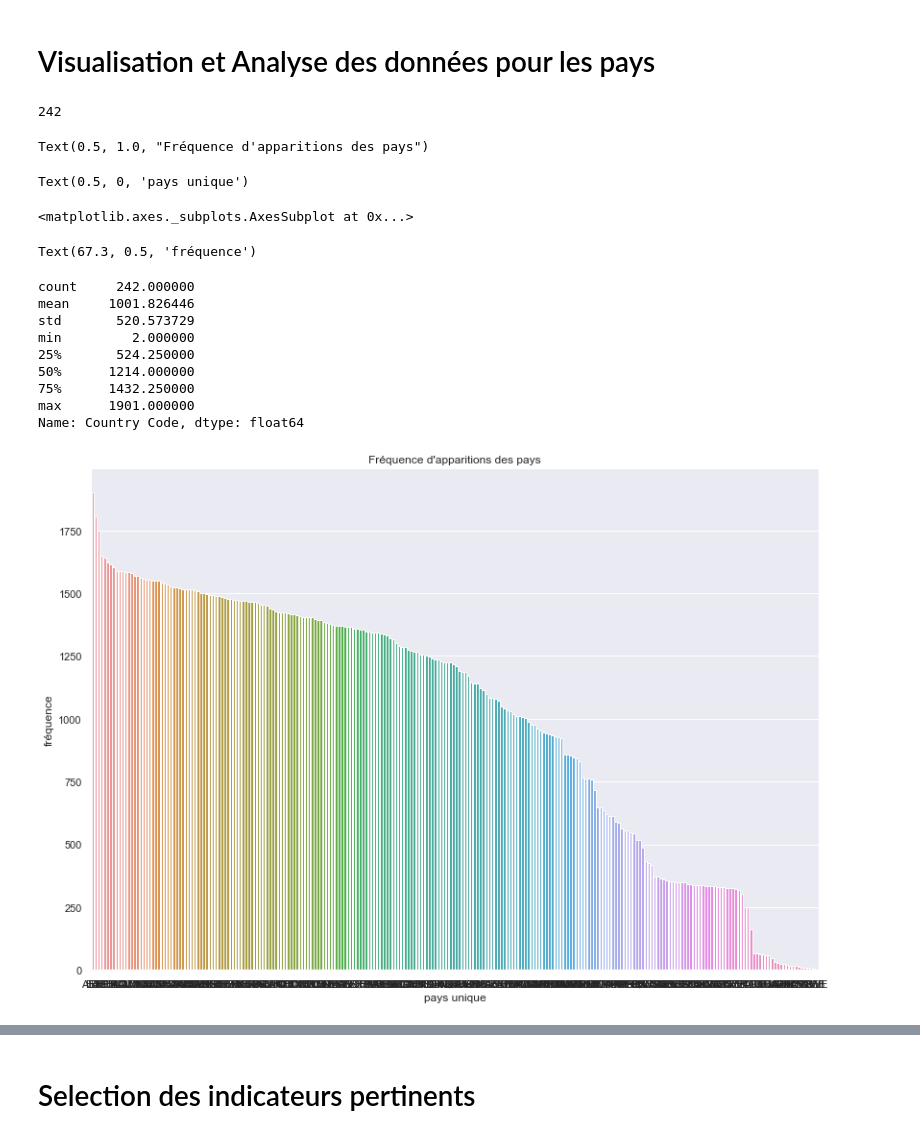
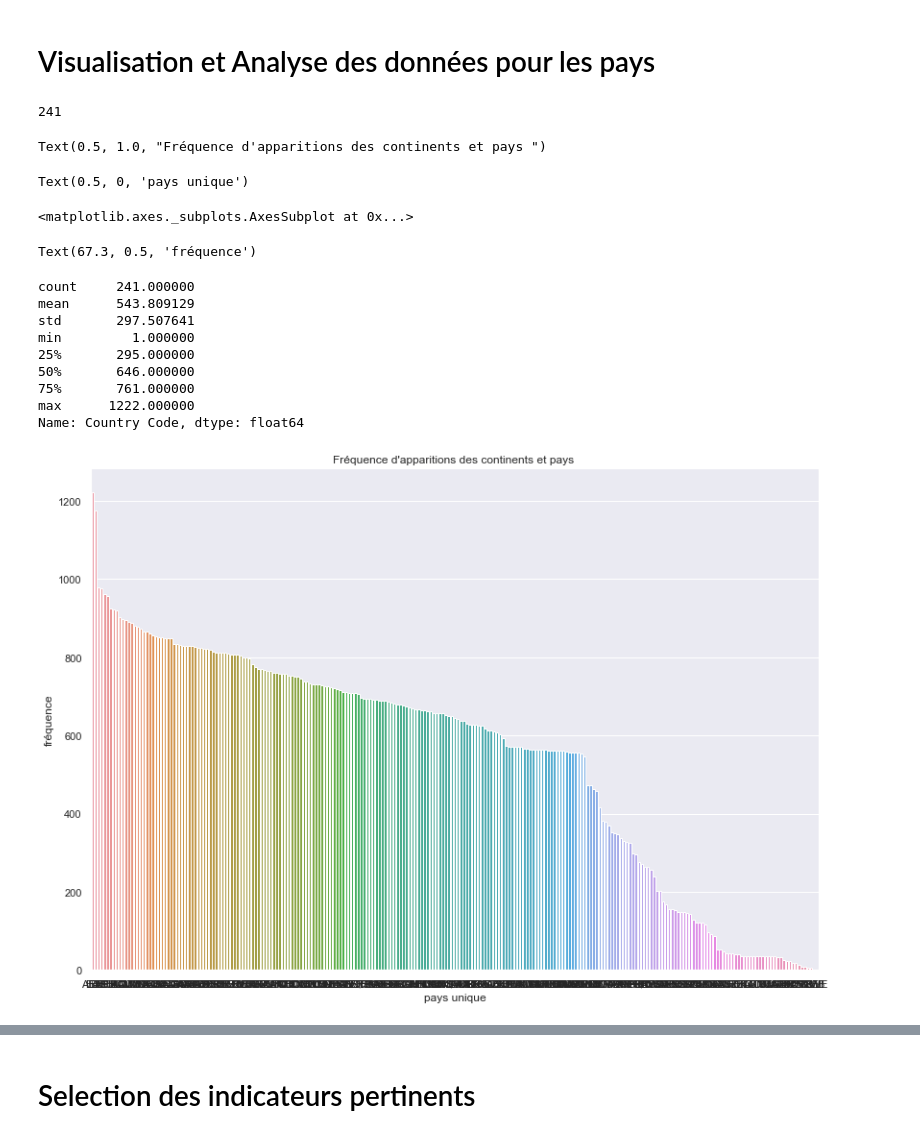
Before and after one commit to axibord/Data_Science, a Jupyter notebook: Test_solo2.ipynb, the cells around one changed output, grey strips where cells are left out. Drawn from its saved outputs; the diff is of its cells as text; code cells hidden in the pictures.

```diff
--- a/Test_solo2.ipynb
+++ b/Test_solo2.ipynb
@@ -266,42 +260,45 @@ Text(0.5, 1.0, 'Le PIB des continents')
 # %% [markdown]
 # Visualisation et Analyse des données pour les pays
 # %%
+# ICI on peux changer l'année d'étude et cela affectera toute notre étude, ce qui est interessant si on veux voir pour d'autres années
+#SELECTION de l'année a étudier :
+data = data_principale_2015
 
 # on voit qu'il ya 242 pays uniques
-pays_unique = data_principale_2010['Country Code'].unique()
+pays_unique = data['Country Code'].unique()
 pays_unique.size
 
 # on plot le graphe pour voir la féquence d'apparition des pays
-plt.title("Fréquence d'apparitions des pays")
-beta = data_principale_2010['Country Code'].value_counts()
+plt.title("Fréquence d'apparitions des continents et pays ")
+beta = data['Country Code'].value_counts()
 plt.xlabel("pays unique")
 
 sns.barplot(x=pays_unique,y=beta,data=data_principale_2010)
 plt.tight_layout()
 plt.ylabel("fréquence")
 
 # les statistiques descriptives et le graphe nous confirme que 75% des pays ont une fréquence d'apparition elevéé et seulement 25% ont une fréquence faible
 # donc on peut se permettre d'enelver les 25% de pays qui ont une faible apparition.
-data_principale_2010['Country Code'].value_counts().describe()
+data['Country Code'].value_counts().describe()
 
 #Je choisis donc de prendre seulement les pays avec une fréquence d'apparitions de 500 et plus pour prendre la majeur partie de nos données
-test=data_principale_2010.groupby(['Country Code','Country Name']).filter(lambda x: x['Country Code'].size>=600)
+test=data.groupby(['Country Code','Country Name']).filter(lambda x: x['Country Code'].size>=600)
 # %% [output]
-242
+241
-Text(0.5, 1.0, "Fréquence d'apparitions des pays")
+Text(0.5, 1.0, "Fréquence d'apparitions des continents et pays ")
 Text(0.5, 0, 'pays unique')
 <matplotlib.axes._subplots.AxesSubplot at 0x...>
 Text(67.3, 0.5, 'fréquence')
-count     242.000000
-mean     1001.826446
-std       520.573729
-min         2.000000
-25%       524.250000
-50%      1214.000000
-75%      1432.250000
-max      1901.000000
+count     241.000000
+mean      543.809129
+std       297.507641
+min         1.000000
+25%       295.000000
+50%       646.000000
+75%       761.000000
+max      1222.000000
 Name: Country Code, dtype: float64
-[figure, old version]
+[figure, new version]
 # %%
 
 # avec ces statistiques on remarque que la pluspart des indicateurs n'ont aucun interet car 50% des indicateurs
```
Also changed, not shown: parts of 18 cells of this notebook.
